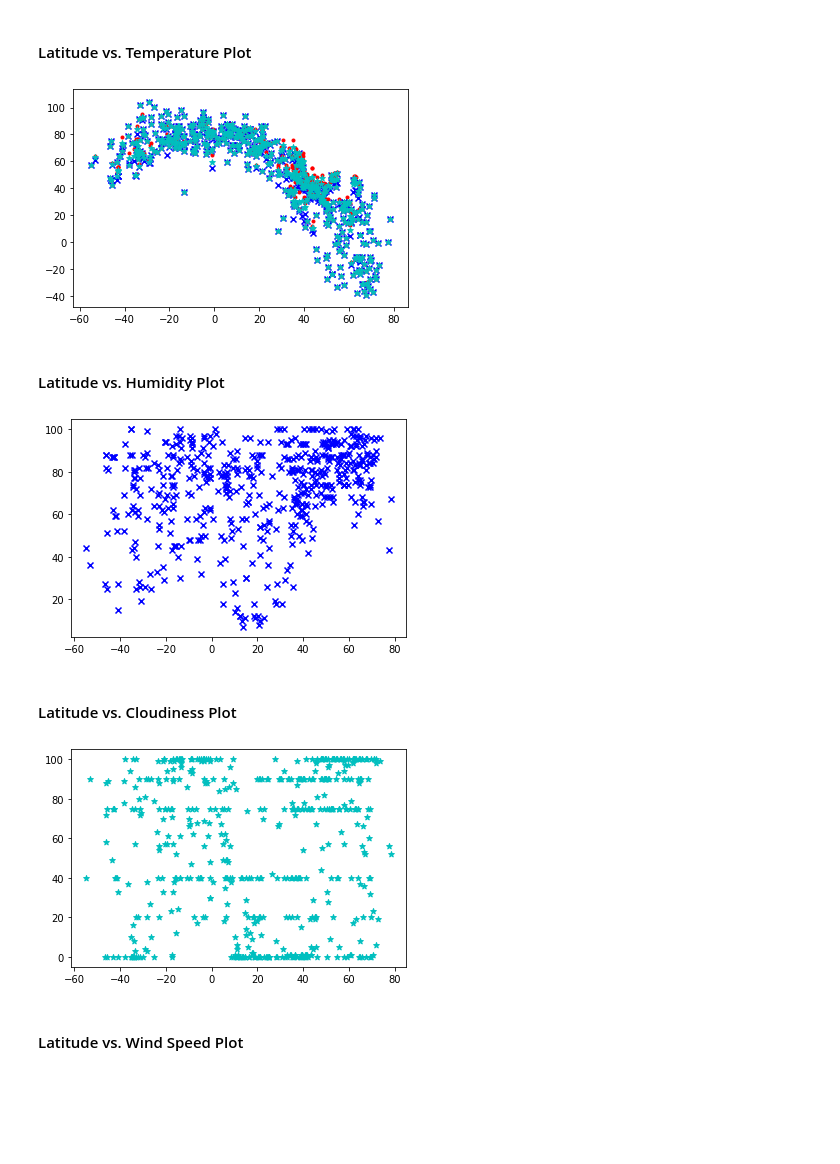
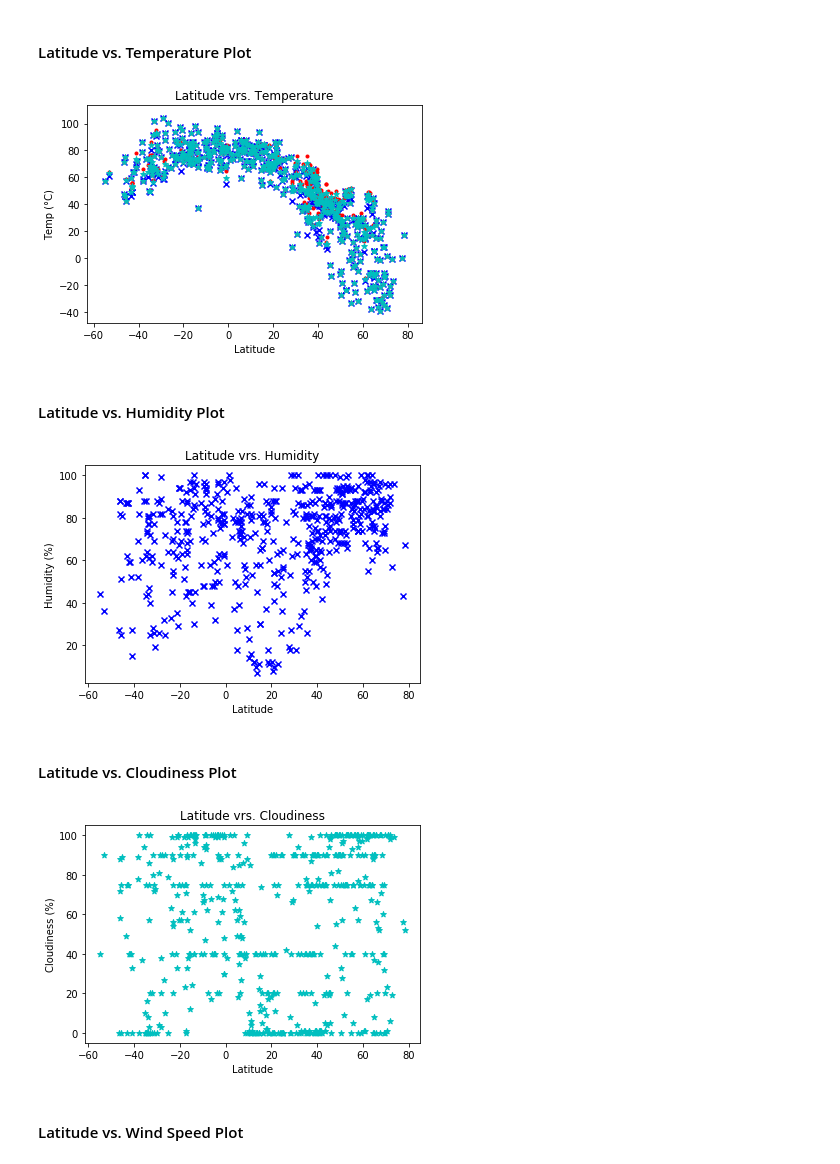
Before and after one commit to scottcm73/Python_getting_data_from_API, a Jupyter notebook: WeatherPy/WeatherPy.ipynb, the cells around one changed output. Cells and saved outputs as stored; diff of their text form; code cells hidden in the pictures; blank space fills up the shorter version.

Commit message:
Added labels to plots

```diff
--- a/WeatherPy/WeatherPy.ipynb
+++ b/WeatherPy/WeatherPy.ipynb
@@ -135,49 +135,36 @@ city_weather_csv_df
 # %% [markdown]
 #### Latitude vs. Temperature Plot
 # %%
-
-
-
 
 lat_vrs_temp_df1=city_weather_csv_df[['lat', 'temp', 'temp_min', 'temp_max']]
 
 #I used function k_to_f to turn Kelvin temperature to Farenheit temperature for each of the temperature columns.
 
 lat_vrs_temp_df = lat_vrs_temp_df1.apply(lambda x: 9/5*x-459.67 if (x.name == 'temp_min') |
                               (x.name == 'temp') |
                               (x.name == 'temp_max')
                               else x)
 
-
-
-
-
-
 x = lat_vrs_temp_df['lat']
 
-
-
 y1 = lat_vrs_temp_df['temp_min']
-
 
 y2 = lat_vrs_temp_df['temp']
 
 y3 = lat_vrs_temp_df['temp_max']
 
-
-
-
-
 plt.scatter(x, y1, color = 'b', marker = 'x' )
 plt.scatter(x, y3, color = 'r', marker = '.')
 plt.scatter(x, y2, color = 'c', marker = '*' )
-
+plt.title("Latitude vrs. Temperature")
+plt.xlabel("Latitude")
+plt.ylabel(u'Temp (\u00B0C)')
 plt.show()
 
 
 #Because the above print statement only returns three columns and does not include 'lat', I added it.
 # %% [output]
-[figure, old version]
+[figure, new version]
 # %% [markdown]
 #### Latitude vs. Humidity Plot
 # %%
@@ -188,9 +175,14 @@ x = lat_vrs_humidity_df['lat']
 y = lat_vrs_humidity_df['humidity']
 
 plt.scatter(x, y, color = 'b', marker = 'x' )
+plt.title("Latitude vrs. Humidity")
+plt.xlabel("Latitude")
+plt.ylabel("Humidity (%)")
+
+
 plt.show()
 # %% [output]
-[figure, old version]
+[figure, new version]
 # %% [markdown]
 #### Latitude vs. Cloudiness Plot
 # %%
@@ -201,9 +193,13 @@ x = lat_vrs_cloudiness_df['lat']
 y = lat_vrs_cloudiness_df['clouds']
 
 plt.scatter(x, y, color = 'c', marker = '*' )
+plt.title("Latitude vrs. Cloudiness")
+plt.xlabel("Latitude")
+plt.ylabel("Cloudiness (%)")
+
 plt.show()
 # %% [output]
-[figure, old version]
+[figure, new version]
 # %% [markdown]
 #### Latitude vs. Wind Speed Plot
 # %%
```
Also changed, not shown: parts of 1 cell of this notebook.
